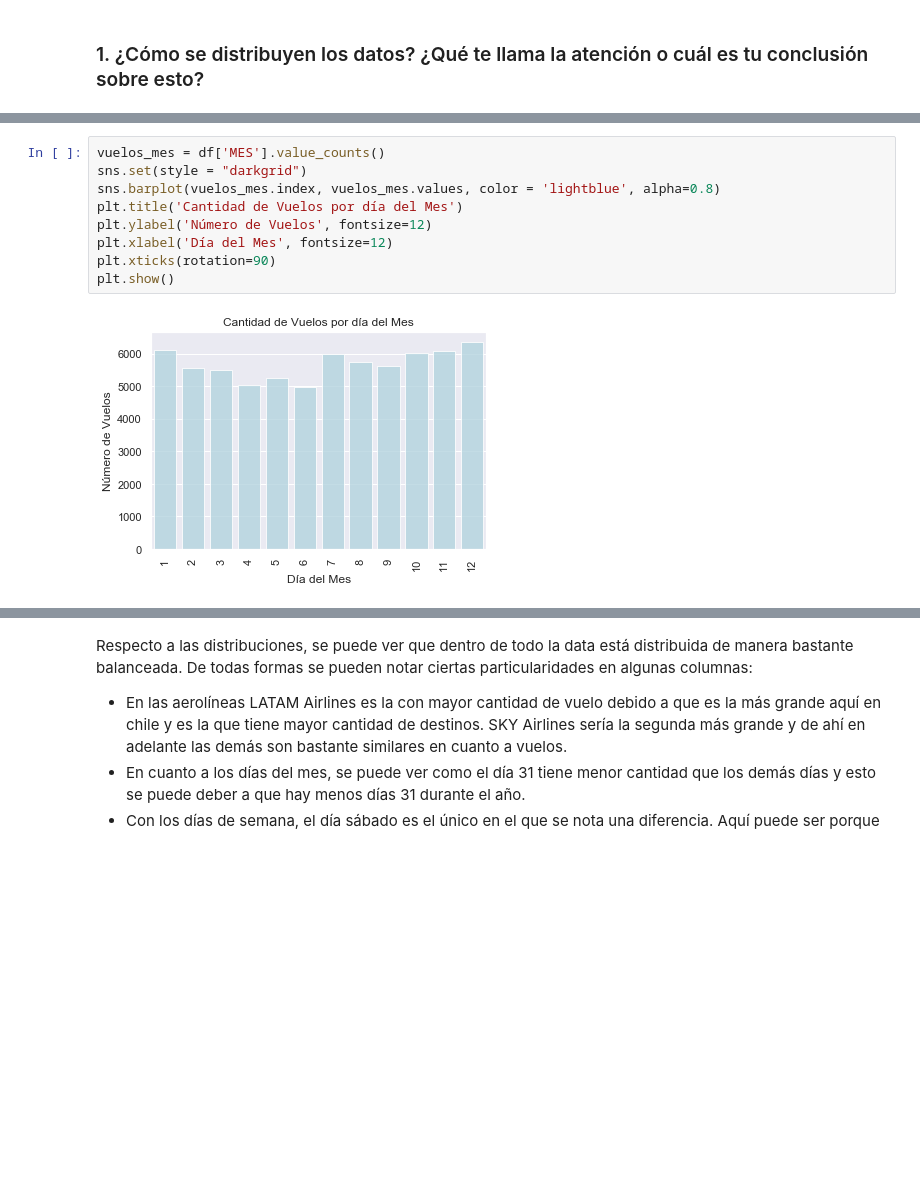
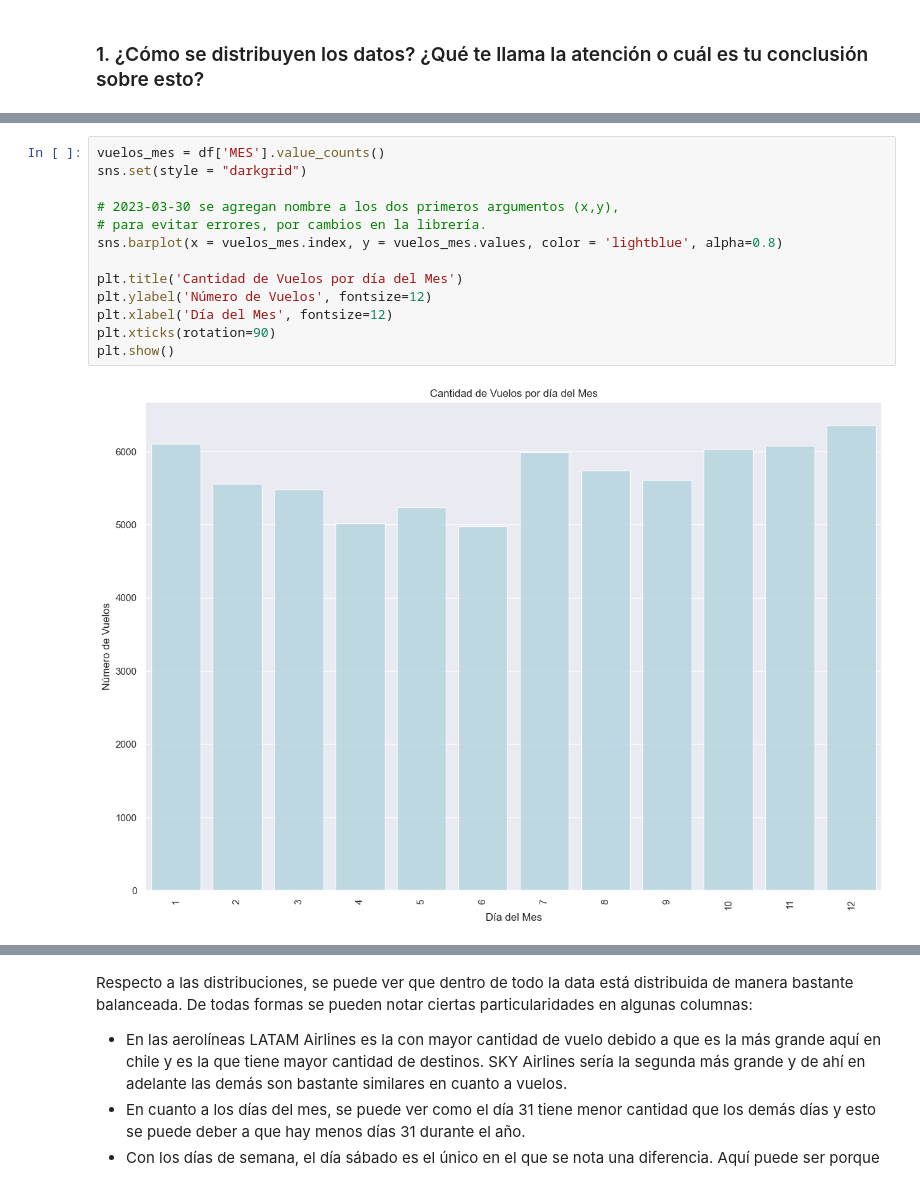
Before and after one commit to jmontecinosm/MLChallengeLatamAirlinesMar2023, a Jupyter notebook: to-expose.ipynb, the cells around one changed output, grey strips where cells are left out. Drawn from its saved outputs; the diff is of its cells as text; blank space fills up the shorter version.

```diff
--- a/to-expose.ipynb
+++ b/to-expose.ipynb
@@ -113,14 +143,18 @@ plt.show()
 # %%
 vuelos_mes = df['MES'].value_counts()
 sns.set(style = "darkgrid")
-sns.barplot(vuelos_mes.index, vuelos_mes.values, color = 'lightblue', alpha=0.8)
+
+# 2023-03-30 se agregan nombre a los dos primeros argumentos (x,y),
+# para evitar errores, por cambios en la librería.
+sns.barplot(x = vuelos_mes.index, y = vuelos_mes.values, color = 'lightblue', alpha=0.8)
+
 plt.title('Cantidad de Vuelos por día del Mes')
 plt.ylabel('Número de Vuelos', fontsize=12)
 plt.xlabel('Día del Mes', fontsize=12)
 plt.xticks(rotation=90)
 plt.show()
 # %% [output]
-[figure, old version]
+[figure, new version]
 # %%
 vuelos = df['DIANOM'].value_counts()
 dias = [vuelos.index[2], vuelos.index[5], vuelos.index[4], vuelos.index[1], vuelos.index[0], vuelos.index[6], vuelos.index[3]]
```
Also changed, not shown: parts of 32 cells of this notebook, 2 other files.
